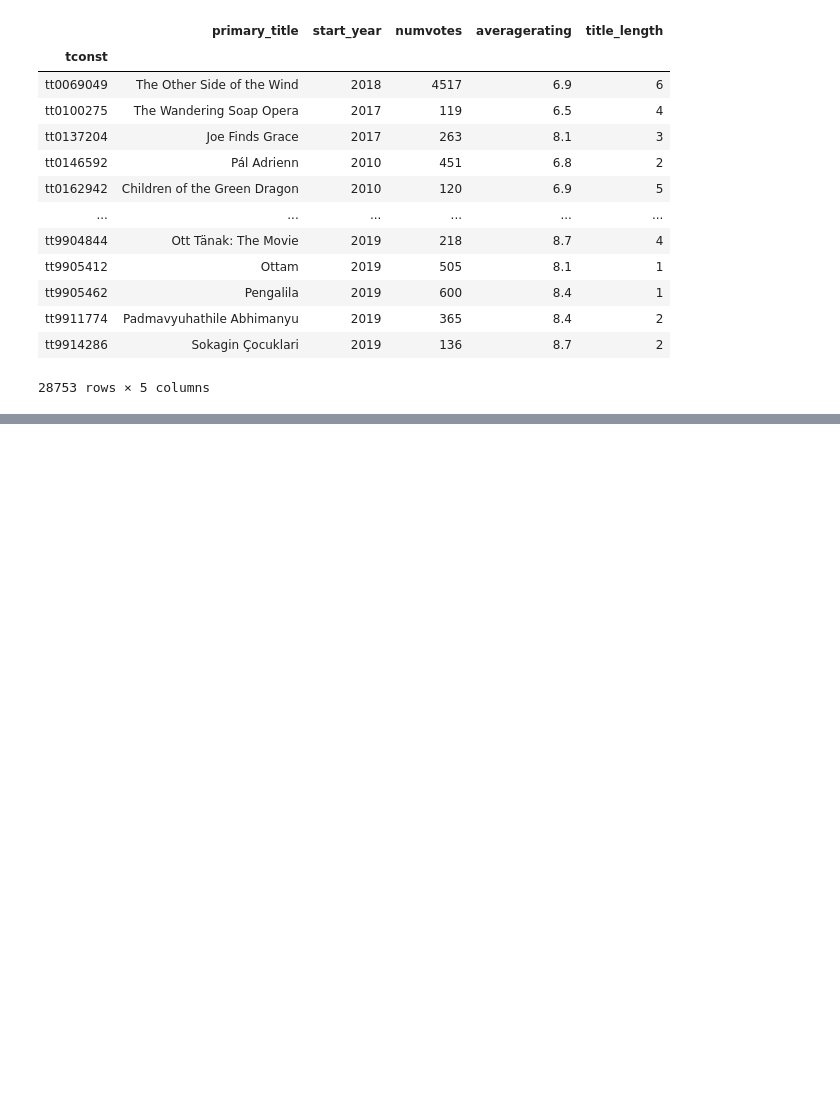
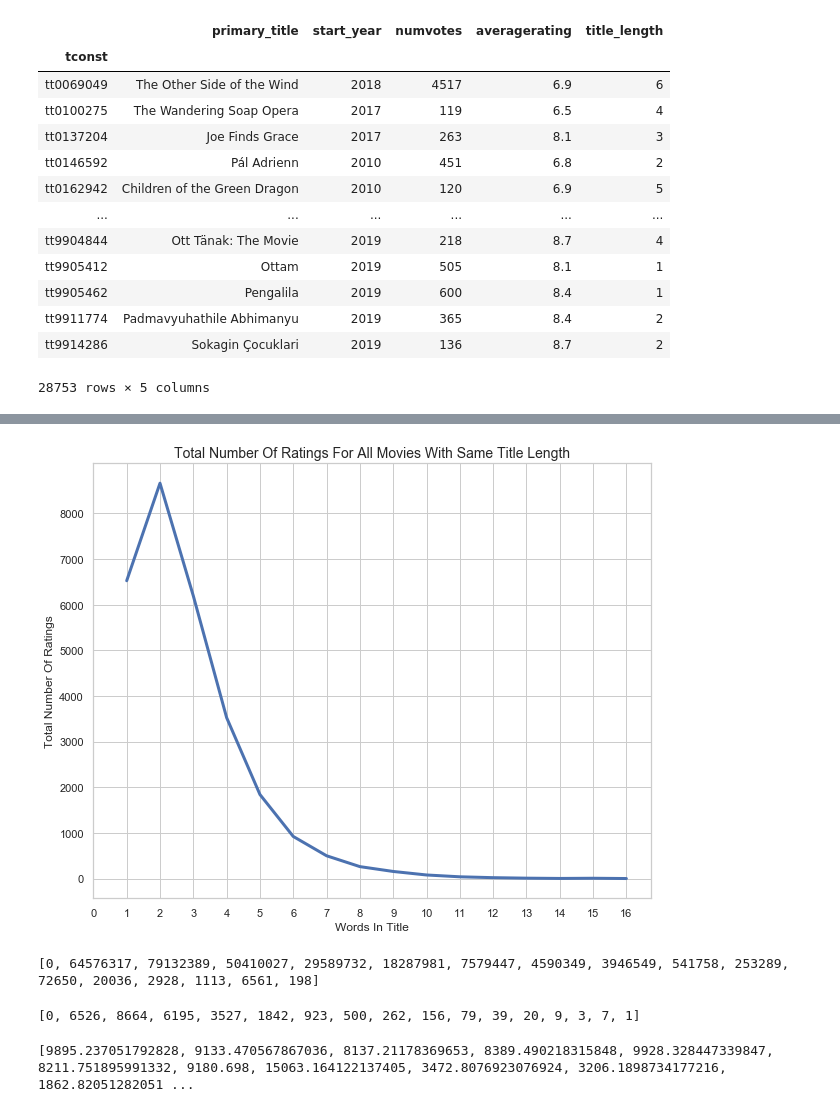
Before and after one commit to stevenzych/movie-analysis, a Jupyter notebook: steven_average_rating_and_title_length.ipynb, the cells around one changed output, grey strips where cells are left out. Drawn from its saved outputs; the diff is of its cells as text; code cells hidden in the pictures; blank space fills up the shorter version.

```diff
--- a/steven_average_rating_and_title_length.ipynb
+++ b/steven_average_rating_and_title_length.ipynb
@@ -178,0 +182,10 @@ plt.plot(br2['title_length'].value_counts().sort_index());
+# %%
+plt.subplots(figsize=(10,8))
+plt.plot(br2['title_length'].value_counts().sort_index(), linewidth=3)
+plt.xticks(ticks=(range(0,17)))
+plt.yticks(np.arange(0, 9000, 1000))
+plt.xlabel("Words In Title")
+plt.ylabel("Total Number Of Ratings")
+plt.title("Total Number Of Ratings For All Movies With Same Title Length",fontsize=14);
+# %% [output]
+[figure, added]
@@ -178,0 +201,5 @@ plt.plot(br2['title_length'].value_counts().sort_index());
+# %%
+# Check that the list looks good. It does!
+print(total_ratings_by_length)
+# %% [output]
+[0, 64576317, 79132389, 50410027, 29589732, 18287981, 7579447, 4590349, 3946549, 541758, 253289, 72650, 20036, 2928, 1113, 6561, 198]
@@ -178,0 +214,5 @@ plt.plot(br2['title_length'].value_counts().sort_index());
+# %%
+# Check this list too. All good!
+total_films_w_length
+# %% [output]
+[0, 6526, 8664, 6195, 3527, 1842, 923, 500, 262, 156, 79, 39, 20, 9, 3, 7, 1]
@@ -178,0 +229,5 @@ plt.plot(br2['title_length'].value_counts().sort_index());
+# %%
+# Check the last list. All good!
+print(avg_amnt_ratings)
+# %% [output]
+[9895.237051792828, 9133.470567867036, 8137.21178369653, 8389.490218315848, 9928.328447339847, 8211.751895991332, 9180.698, 15063.164122137405, 3472.8076923076924, 3206.1898734177216, 1862.82051282051 ...
```
Also changed, not shown: parts of 15 cells of this notebook, 2 other files.
